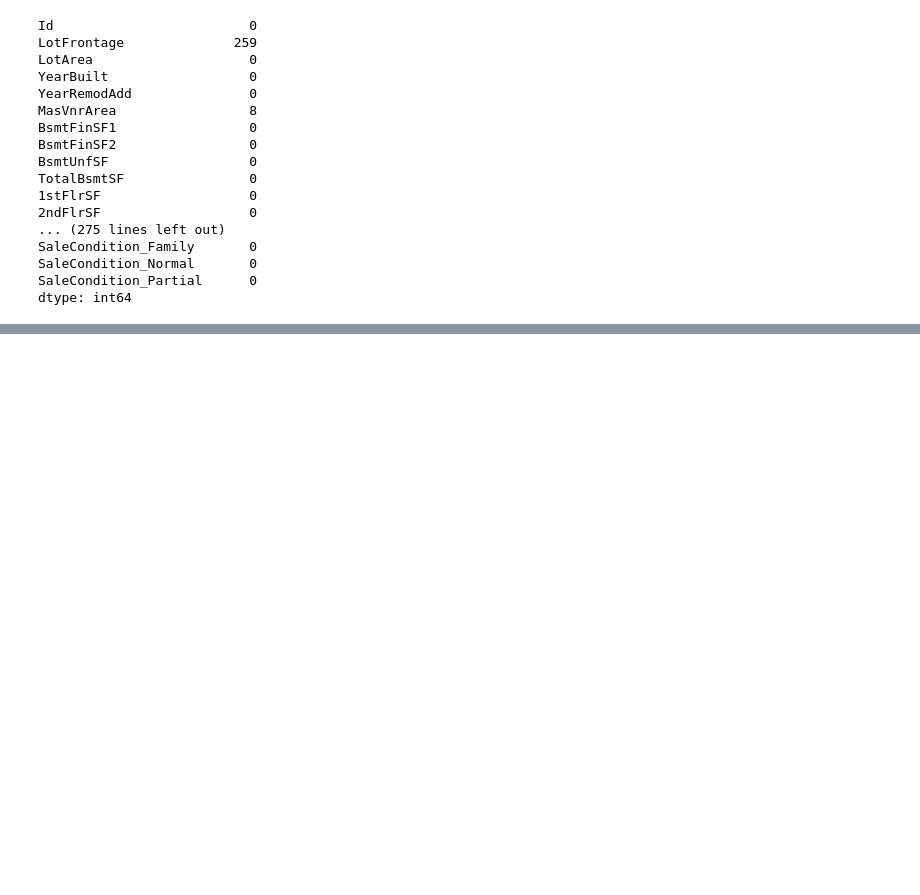
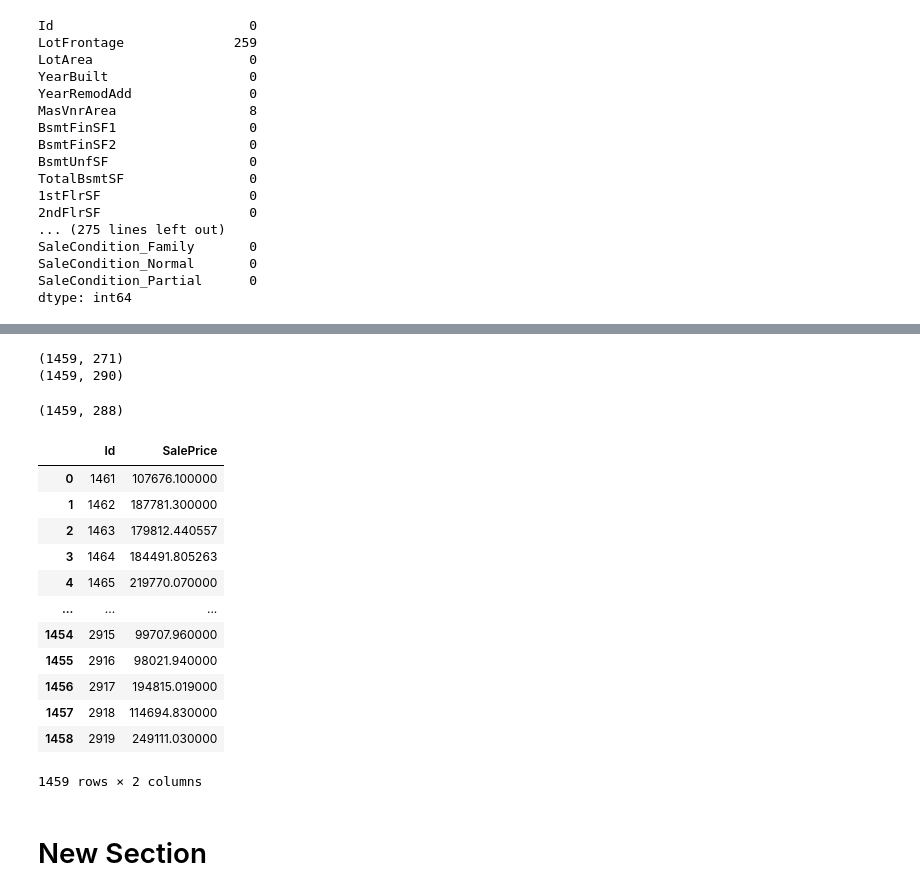
Before and after one commit to rahathossain690/Machine-Learning-Projects, a Jupyter notebook: House prices advanced regression techniques/House_price_advanced_regression_techniques.ipynb, the cells around one changed output, grey strips where cells are left out. Drawn from its saved outputs; the diff is of its cells as text; code cells hidden in the pictures; blank space fills up the shorter version.

```diff
--- a/House prices advanced regression techniques/House_price_advanced_regression_techniques.ipynb
+++ b/House prices advanced regression techniques/House_price_advanced_regression_techniques.ipynb
@@ -194,0 +199,3 @@ SVM 0.013699 0.002166
+# %%
+test_data = pd.read_csv("https://raw.githubusercontent.com/rahathossain690/Machine-Learning-Projects/master/House%20prices%20advanced%20regression%20techniques/test.csv")
+test_data.shape
@@ -194,0 +204,5 @@ SVM 0.013699 0.002166
+# %%
+test_data = reshaping_categorial_data(test_data)
+test_data = remove_nan(test_data)
+print(test_data.shape)
+test_data.isna().sum()
@@ -194,0 +223,40 @@ SVM 0.013699 0.002166
+# %%
+print(test_data.shape)
+for col in train_data.columns:
+  if col not in test_data.columns:
+    test_data[col] = 0
+
+print(test_data.shape)
+# %% [output]
+(1459, 271)
+(1459, 290)
+# %%
+X_test = test_data.drop(['Id', 'SalePrice'], axis=1).to_numpy()
+X_test.shape
+# %% [output]
+(1459, 288)
+# %%
+mod = ExtraTreesRegressor(max_depth=20, random_state=True)
+mod.fit(X, Y)
+pred = mod.predict(X_test)
+
+result = pd.DataFrame({
+    'Id': test_data['Id'],
+    'SalePrice': pred
+})
+
+result
+# %% [output]
+|  | Id | SalePrice |
+| 0 | 1461 | 107676.100000 |
+| 1 | 1462 | 187781.300000 |
+| 2 | 1463 | 179812.440557 |
+| 3 | 1464 | 184491.805263 |
+| 4 | 1465 | 219770.070000 |
+| ... | ... | ... |
+| 1454 | 2915 | 99707.960000 |
+| 1455 | 2916 | 98021.940000 |
+| 1456 | 2917 | 194815.019000 |
+| 1457 | 2918 | 114694.830000 |
+| 1458 | 2919 | 249111.030000 |
+1459 rows × 2 columns
@@ -194,0 +265,2 @@ SVM 0.013699 0.002166
+# %% [markdown]
+# New Section
```
Also changed, not shown: parts of 7 cells of this notebook, 1 other file.
